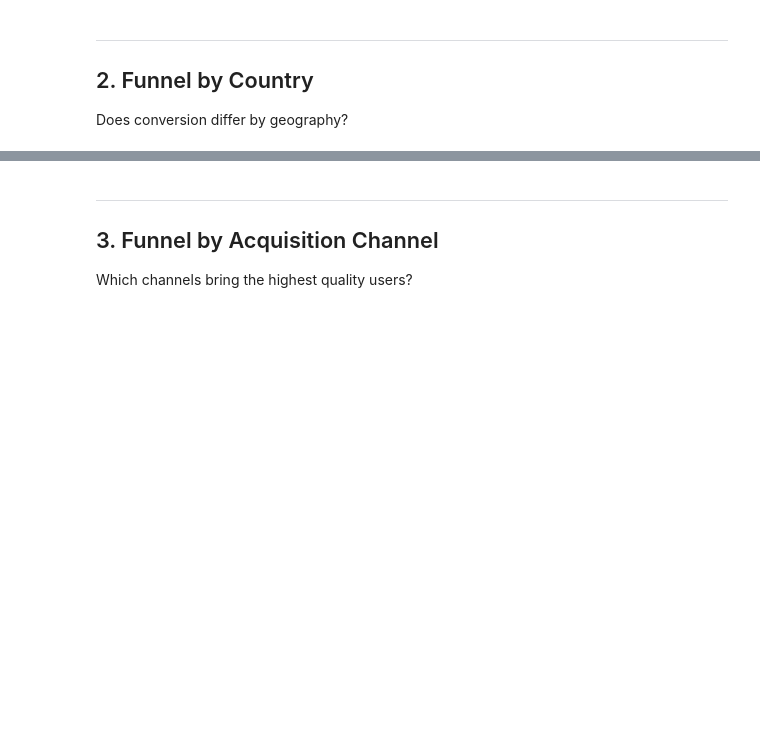
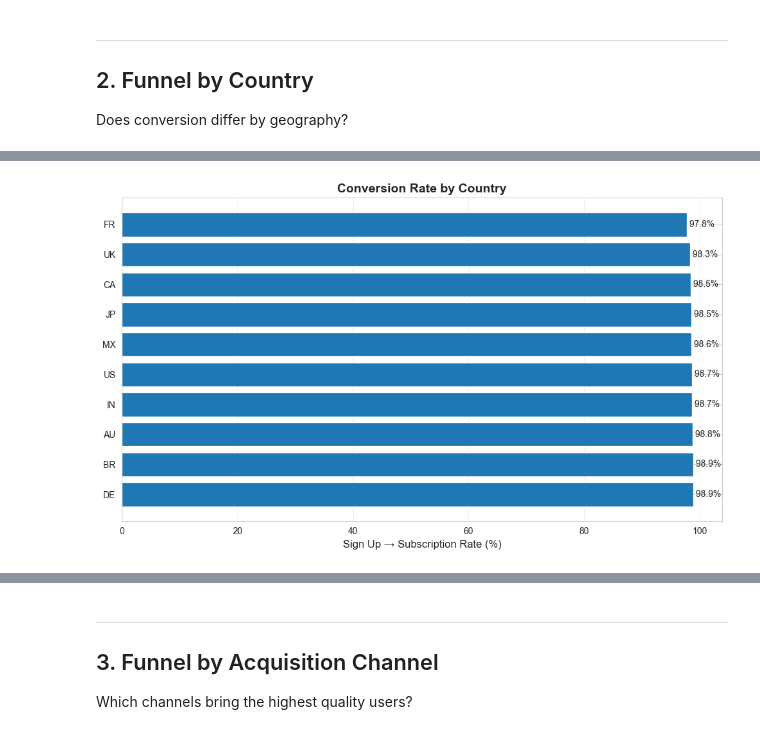
Before and after one commit to manuvats/secureflow_analytics, a Jupyter notebook: notebooks/02_funnel_analysis.ipynb, the cells around one changed output, grey strips where cells are left out. Cells and saved outputs as stored; diff of their text form; code cells hidden in the pictures; blank space fills up the shorter version.

```diff
--- a/notebooks/02_funnel_analysis.ipynb
+++ b/notebooks/02_funnel_analysis.ipynb
@@ -153,0 +80,14 @@ print("--------------------------------------------------")
+# %%
+# Funnel 1: Onboarding
+onboarding_seq = [
+    ('App Open', 'app_open'),
+    ('Onboarding Started', 'onboarding_step_completed'),
+    ('Settings Changed', 'settings_changed'),
+    ('Notification Clicked', 'notification_clicked'),
+    ('Upgrade Clicked', 'upgrade_clicked'),
+]
+
+onboarding_funnel, onboarding_steps = calculate_funnel(con, onboarding_seq)
+print("\n📊 Onboarding Funnel:")
+display(onboarding_funnel)
+print("--------------------------------------------------")
@@ -207,6 +152,14 @@ conversion_steps
 # %%
 # Calculate funnel by country
-country_funnel, _ = calculate_funnel(con, conversion_steps, segment_by='country')
+onboarding_seq = [
+    ('App Open', 'app_open'),
+    ('Onboarding Started', 'onboarding_step_completed'),
+    ('Settings Changed', 'settings_changed'),
+    ('Notification Clicked', 'notification_clicked'),
+    ('Upgrade Clicked', 'upgrade_clicked'),
+]
+
+country_funnel, _ = calculate_funnel(con, onboarding_seq, segment_by='country')
 print("\n🌍 Conversion Funnel by Country:")
 display(country_funnel.sort_values('step_0_users', ascending=False))
 # %% [output]
@@ -214,16 +178,18 @@ ValueError: too many values to unpack (expected 2)
 # %%
 # Compare Sign Up → Subscription rate by country
 fig, ax = plt.subplots(figsize=(10, 6))
 
-country_funnel_sorted = country_funnel.sort_values('step_0_to_4_rate', ascending=False)
+country_funnel_sorted = country_funnel.sort_values('step_3_to_4_incremental', ascending=False)
 
-ax.barh(country_funnel_sorted['country'], country_funnel_sorted['step_0_to_4_rate'])
+ax.barh(country_funnel_sorted['country'], country_funnel_sorted['step_3_to_4_incremental'])
 ax.set_xlabel('Sign Up → Subscription Rate (%)', fontsize=12)
 ax.set_title('Conversion Rate by Country', fontsize=14, fontweight='bold')
 ax.grid(axis='x', alpha=0.3)
 
-for i, (country, rate) in enumerate(zip(country_funnel_sorted['country'], country_funnel_sorted['step_0_to_4_rate'])):
+for i, (country, rate) in enumerate(zip(country_funnel_sorted['country'], country_funnel_sorted['step_3_to_4_incremental'])):
     ax.text(rate, i, f' {rate:.1f}%', va='center', fontsize=10)
 
 plt.tight_layout()
 plt.show()
+# %% [output]
+[figure, added]
```
Also changed, not shown: parts of 16 cells of this notebook, 9 other files.
